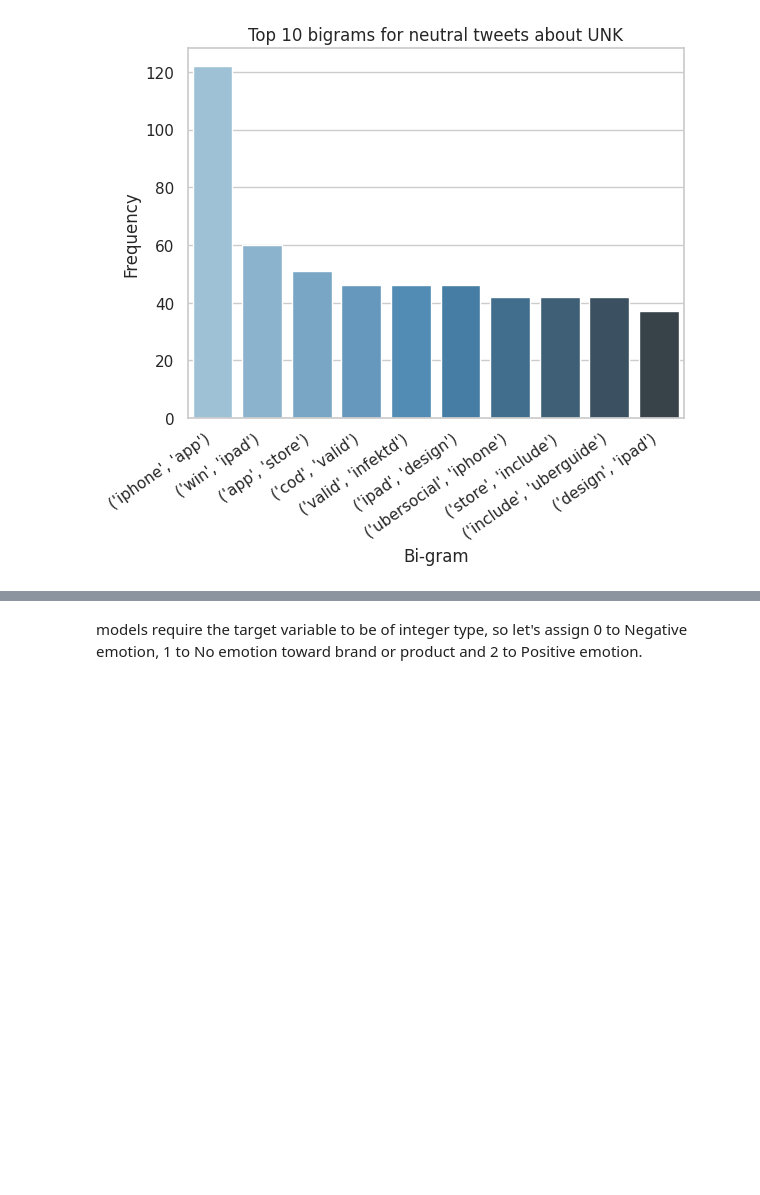
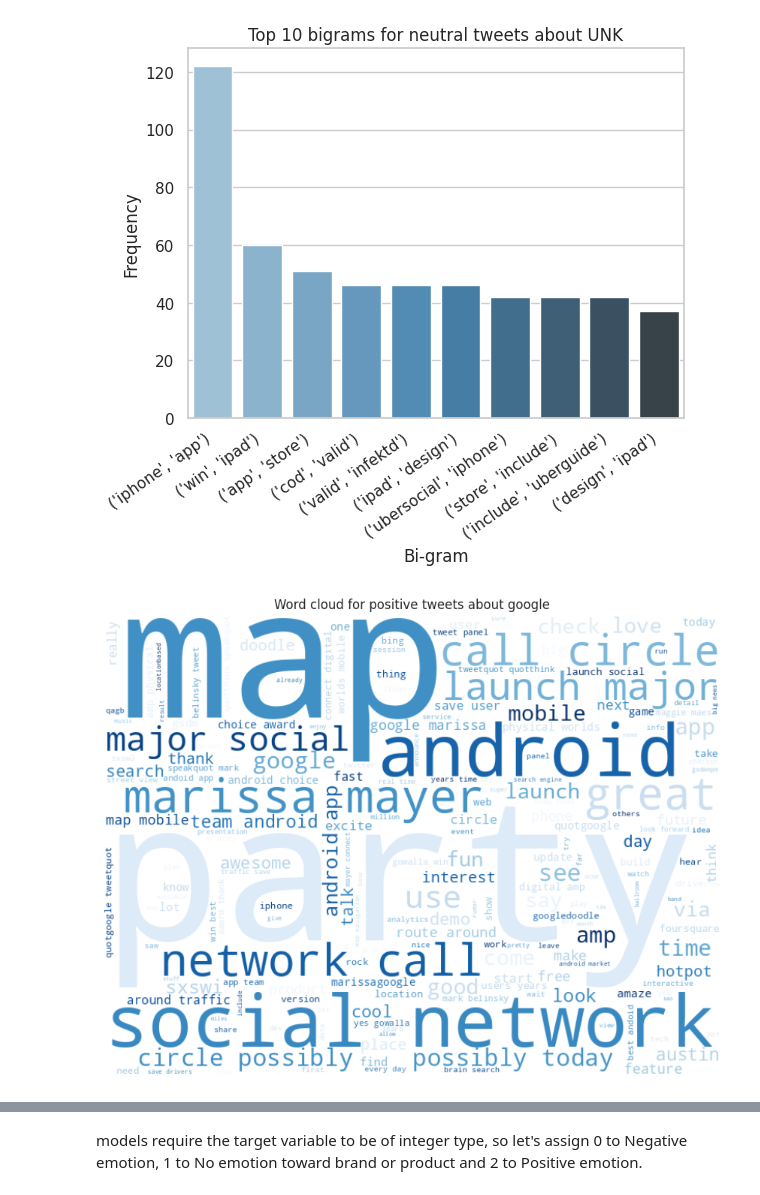
Before and after one commit to inagib21/SentimentAnalysisNLP, a Jupyter notebook: UpdatedNotebook.ipynb, the cells around one changed output, grey strips where cells are left out. Saved outputs shown, nothing was run; the diff lists cells and outputs as text; code cells hidden in the pictures; blank space fills up the shorter version.

```diff
--- a/UpdatedNotebook.ipynb
+++ b/UpdatedNotebook.ipynb
@@ -428,3 +433,27 @@ plot_top_bigrams('UNK', 'negative')
 plot_top_bigrams('UNK', 'neutral')
 # %% [output]
 [figure]
+# %%
+from wordcloud import WordCloud
+import matplotlib.pyplot as plt
+
+def generate_word_cloud(brand, emotion):
+    # Subset the data based on brand and emotion
+    df = new_df[(new_df['Brand'] == brand) & (new_df['Emotion'] == emotion)]
+
+    # Concatenate all tweets into a single string
+    all_tweets = ' '.join(df['Tweet'])
+
+    # Generate the word cloud
+    wordcloud = WordCloud(background_color='white', colormap='Blues', width=800, height=600).generate(all_tweets)
+
+    # Plot the word cloud
+    plt.figure(figsize=(12, 8))
+    plt.imshow(wordcloud, interpolation='bilinear')
+    plt.axis('off')
+    plt.title(f"Word cloud for {emotion} tweets about {brand}")
+    plt.show()
+# %%
+generate_word_cloud('google', 'positive')
+# %% [output]
+[figure, added]
```
Also changed, not shown: parts of 4 cells of this notebook.
